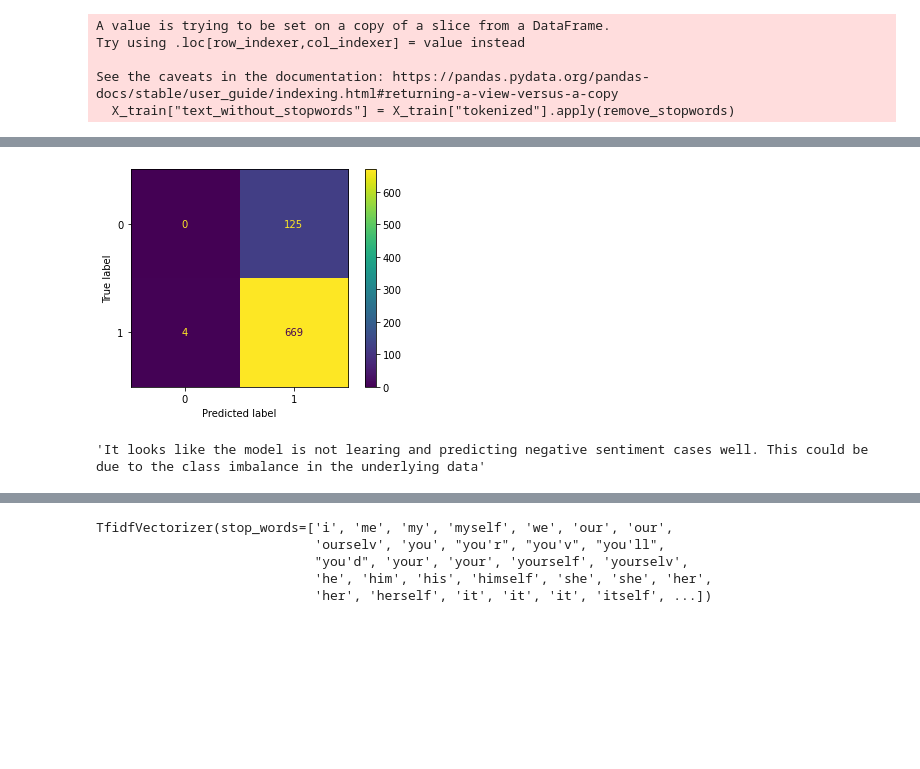
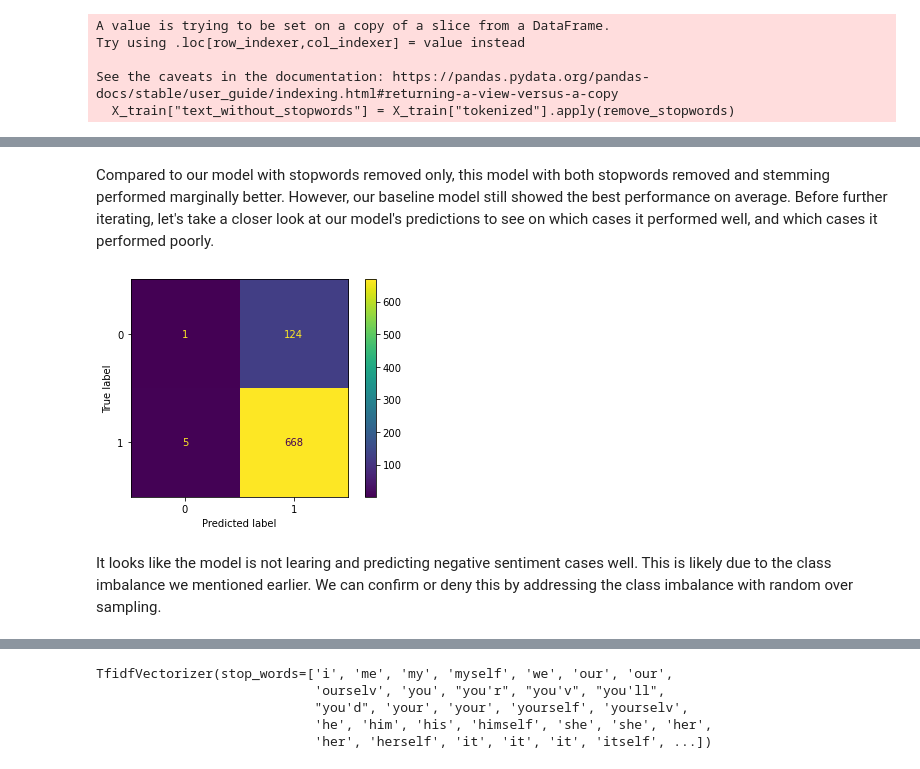
Before and after one commit to mitchellren123/Twitter-NLP-Sentiment, a Jupyter notebook: Twitter-NLP.ipynb, the cells around one changed output, grey strips where cells are left out. Drawn from its saved outputs; the diff is of its cells as text; code cells hidden in the pictures; blank space fills up the shorter version.

```diff
--- a/Twitter-NLP.ipynb
+++ b/Twitter-NLP.ipynb
@@ -328,10 +337,5 @@ stopwords_list[:20]
 # %%
 def remove_stopwords(token_list):
-    """
-    Given a list of tokens, return a list where the tokens
-    that are also present in stopwords_list have been
-    removed
-    """
     new_list = []
     for token in token_list:
         if token not in stopwords_list:
@@ -399,7 +404,7 @@ def stem_and_tokenize(document):
 stemmed_stopwords = [stemmer.stem(word) for word in stopwords_list]
 # %%
 # Instantiate the vectorizer
-tfidf_v3 = TfidfVectorizer(max_features=10, stop_words=stemmed_stopwords, tokenizer=stem_and_tokenize)
+tfidf_v3 = TfidfVectorizer(max_features=20, stop_words=stemmed_stopwords, tokenizer=stem_and_tokenize)
 
 # Fit the vectorizer on X_train["text"] and transform it
 X_train_vectorized_v3 = tfidf_v3.fit_transform(X_train["tweet_text"])
@@ -437,28 +442,28 @@ Stemmed:           0.8207274569579232
+# %% [markdown]
+Compared to our model with stopwords removed only, this model with both stopwords removed and stemming performed marginally better. However, our baseline model still showed the best performance on average. Before further iterating, let's take a closer look at our model's predictions to see on which cases it performed well, and which cases it performed poorly.
 # %%
 from sklearn.metrics import confusion_matrix, mean_squared_error, classification_report
 from sklearn.metrics import accuracy_score, confusion_matrix, ConfusionMatrixDisplay, classification_report, accuracy_score, roc_curve, auc, roc_auc_score, balanced_accuracy_score
 
-baseline_model_v2.fit(X_train_vectorized_v2, y_train)
+baseline_model_v3.fit(X_train_vectorized_v3, y_train)
 
 # Fit the vectorizer on X_train["text"] and transform it
-X_test_vectorized = tfidf_v2.fit_transform(X_test["tweet_text"])
+X_test_vectorized_v3 = tfidf_v3.fit_transform(X_test["tweet_text"])
 
 # Visually inspect the vectorized data
-pd.DataFrame.sparse.from_spmatrix(X_train_vectorized_v2, columns=tfidf_v2.get_feature_names())
+pd.DataFrame.sparse.from_spmatrix(X_train_vectorized_v3, columns=tfidf_v3.get_feature_names())
 
-y_hat_no_stopwords = baseline_model_v2.predict(X_test_vectorized)
+y_hat = baseline_model_v3.predict(X_test_vectorized_v3)
 # %%
-cm = confusion_matrix(y_test, y_hat_no_stopwords, labels = baseline_model_v2.classes_)
+cm = confusion_matrix(y_test, y_hat, labels = baseline_model_v3.classes_)
 disp = ConfusionMatrixDisplay(confusion_matrix=cm,
-                              display_labels=baseline_model_v2.classes_)
+                              display_labels=baseline_model_v3.classes_)
 disp.plot()
 plt.show()
 # %% [output]
-[figure, old version]
+[figure, new version]
-# %%
-'It looks like the model is not learing and predicting negative sentiment cases well. This could be due to the class imbalance in the underlying data'
-# %% [output]
-'It looks like the model is not learing and predicting negative sentiment cases well. This could be due to the class imbalance in the underlying data'
+# %% [markdown]
+It looks like the model is not learing and predicting negative sentiment cases well. This is likely due to the class imbalance we mentioned earlier. We can confirm or deny this by addressing the class imbalance with random over sampling.
 # %%
 from imblearn.over_sampling import RandomOverSampler
 # %%
```
Also changed, not shown: parts of 37 cells of this notebook.
